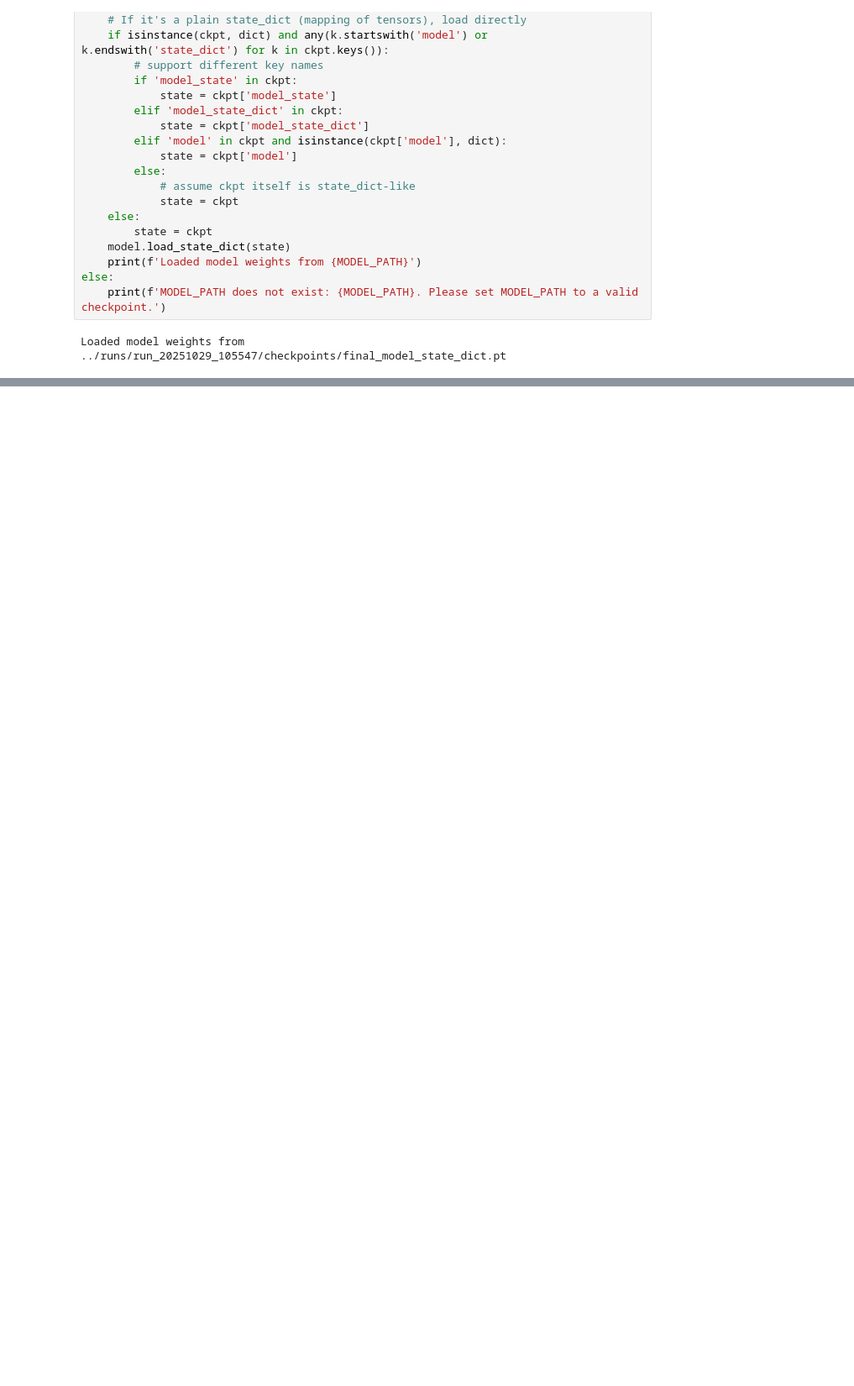
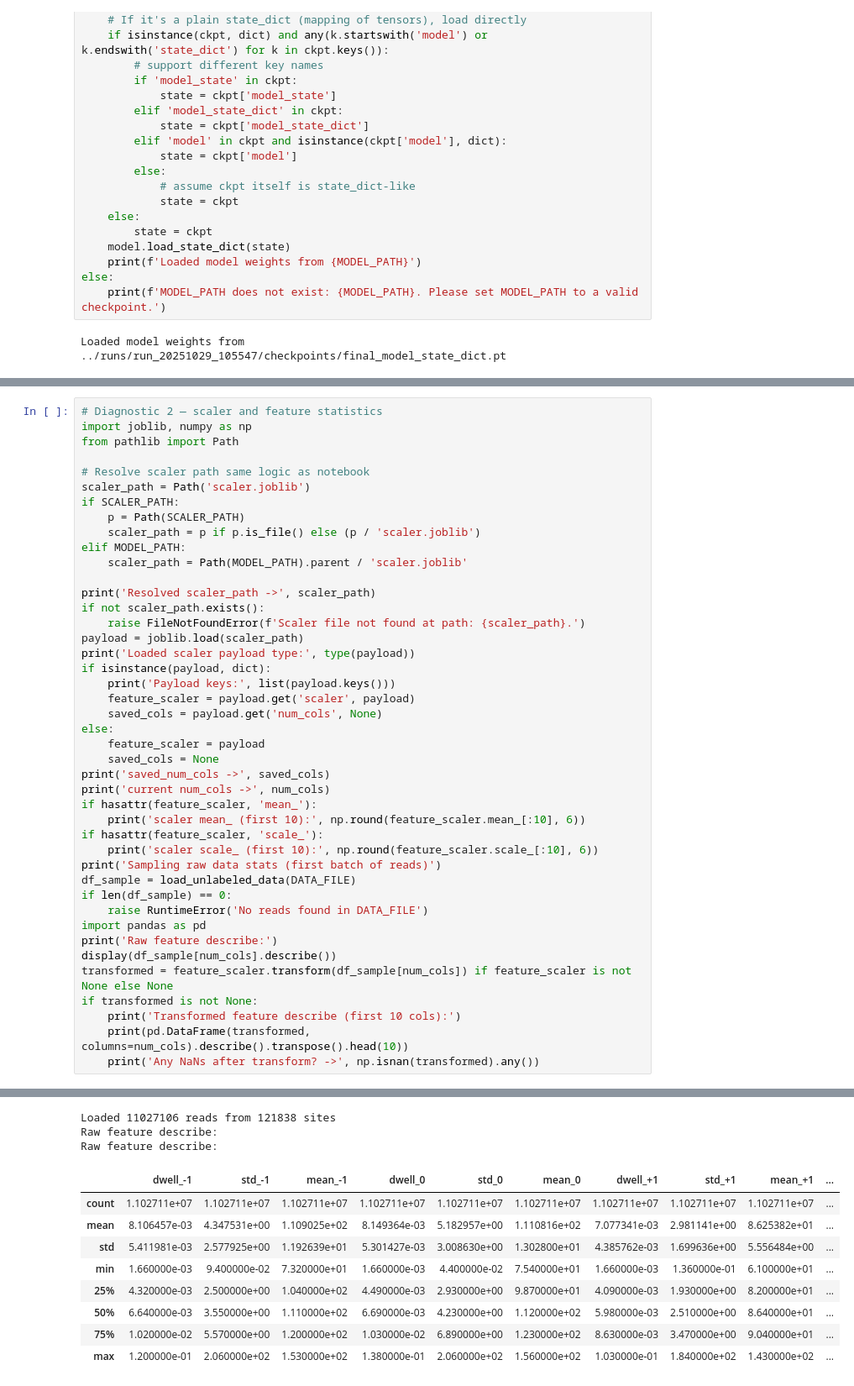
Before and after one commit to pokedot/duckygenes-m6A, a Jupyter notebook: notebooks/cnn_mil_transformers_inference_FINAL.ipynb, the cells around one changed output, grey strips where cells are left out. Shown: that part at 84% size. Saved outputs shown, nothing was run; the diff lists cells and outputs as text; blank space fills up the shorter version.

Commit message:
Update inference notebook

```diff
--- a/notebooks/cnn_mil_transformers_inference_FINAL.ipynb
+++ b/notebooks/cnn_mil_transformers_inference_FINAL.ipynb
@@ -374,0 +447,44 @@ Applied feature scaler to df_raw
+# %%
+# Diagnostic 2 — scaler and feature statistics
+import joblib, numpy as np
+from pathlib import Path
+
+# Resolve scaler path same logic as notebook
+scaler_path = Path('scaler.joblib')
+if SCALER_PATH:
+    p = Path(SCALER_PATH)
+    scaler_path = p if p.is_file() else (p / 'scaler.joblib')
+elif MODEL_PATH:
+    scaler_path = Path(MODEL_PATH).parent / 'scaler.joblib'
+
+print('Resolved scaler_path ->', scaler_path)
+if not scaler_path.exists():
+    raise FileNotFoundError(f'Scaler file not found at path: {scaler_path}.')
+payload = joblib.load(scaler_path)
+print('Loaded scaler payload type:', type(payload))
+if isinstance(payload, dict):
+    print('Payload keys:', list(payload.keys()))
+    feature_scaler = payload.get('scaler', payload)
+    saved_cols = payload.get('num_cols', None)
+else:
+    feature_scaler = payload
+    saved_cols = None
+print('saved_num_cols ->', saved_cols)
+print('current num_cols ->', num_cols)
+if hasattr(feature_scaler, 'mean_'):
+    print('scaler mean_ (first 10):', np.round(feature_scaler.mean_[:10], 6))
+if hasattr(feature_scaler, 'scale_'):
+    print('scaler scale_ (first 10):', np.round(feature_scaler.scale_[:10], 6))
+print('Sampling raw data stats (first batch of reads)')
+df_sample = load_unlabeled_data(DATA_FILE)
+if len(df_sample) == 0:
+    raise RuntimeError('No reads found in DATA_FILE')
+import pandas as pd
+print('Raw feature describe:')
+display(df_sample[num_cols].describe())
+transformed = feature_scaler.transform(df_sample[num_cols]) if feature_scaler is not None else None
+if transformed is not None:
+    print('Transformed feature describe (first 10 cols):')
+    print(pd.DataFrame(transformed, columns=num_cols).describe().transpose().head(10))
+    print('Any NaNs after transform? ->', np.isnan(transformed).any())
+# %% [output]
@@ -374,0 +501,12 @@ Applied feature scaler to df_raw
+Loaded 11027106 reads from 121838 sites
+Raw feature describe:
+Raw feature describe:
+|  | dwell_-1 | std_-1 | mean_-1 | dwell_0 | std_0 | mean_0 | dwell_+1 | std_+1 | mean_+1 | ... |
+| count | 1.102711e+07 | 1.102711e+07 | 1.102711e+07 | 1.102711e+07 | 1.102711e+07 | 1.102711e+07 | 1.102711e+07 | 1.102711e+07 | 1.102711e+07 | ... |
+| mean | 8.106457e-03 | 4.347531e+00 | 1.109025e+02 | 8.149364e-03 | 5.182957e+00 | 1.110816e+02 | 7.077341e-03 | 2.981141e+00 | 8.625382e+01 | ... |
+| std | 5.411981e-03 | 2.577925e+00 | 1.192639e+01 | 5.301427e-03 | 3.008630e+00 | 1.302800e+01 | 4.385762e-03 | 1.699636e+00 | 5.556484e+00 | ... |
+| min | 1.660000e-03 | 9.400000e-02 | 7.320000e+01 | 1.660000e-03 | 4.400000e-02 | 7.540000e+01 | 1.660000e-03 | 1.360000e-01 | 6.100000e+01 | ... |
+| 25% | 4.320000e-03 | 2.500000e+00 | 1.040000e+02 | 4.490000e-03 | 2.930000e+00 | 9.870000e+01 | 4.090000e-03 | 1.930000e+00 | 8.200000e+01 | ... |
+| 50% | 6.640000e-03 | 3.550000e+00 | 1.110000e+02 | 6.690000e-03 | 4.230000e+00 | 1.120000e+02 | 5.980000e-03 | 2.510000e+00 | 8.640000e+01 | ... |
+| 75% | 1.020000e-02 | 5.570000e+00 | 1.200000e+02 | 1.030000e-02 | 6.890000e+00 | 1.230000e+02 | 8.630000e-03 | 3.470000e+00 | 9.040000e+01 | ... |
+| max | 1.200000e-01 | 2.060000e+02 | 1.530000e+02 | 1.380000e-01 | 2.060000e+02 | 1.560000e+02 | 1.030000e-01 | 1.840000e+02 | 1.430000e+02 | ... |
```
Also changed, not shown: parts of 9 cells of this notebook, 1 other file.
